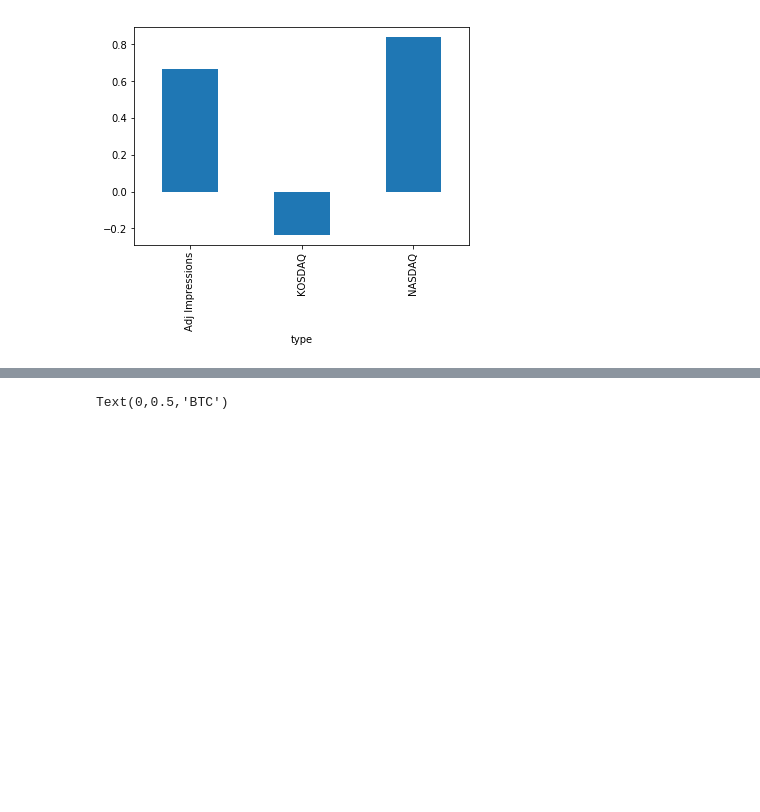
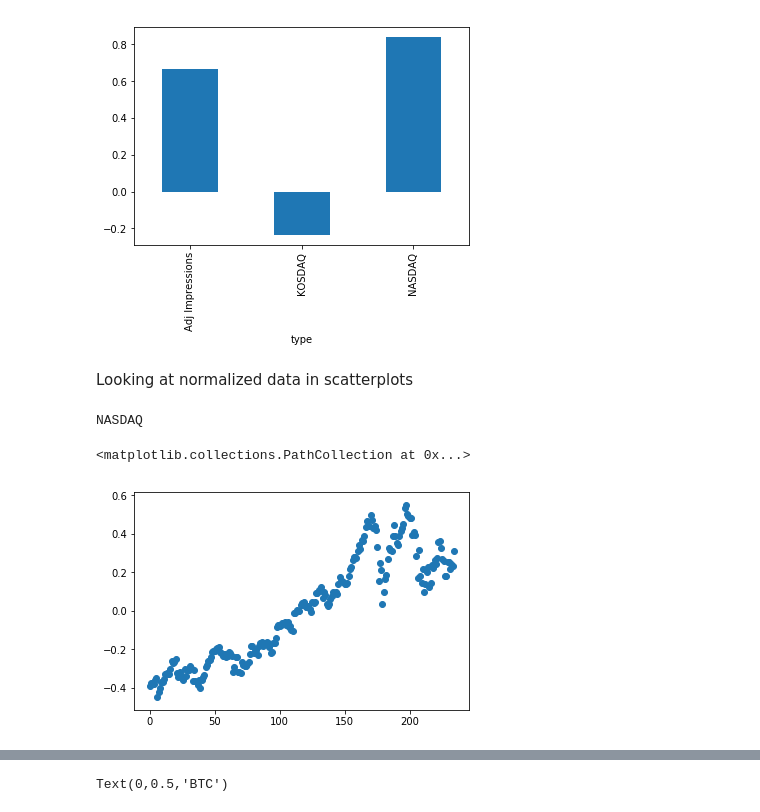
Before and after one commit to Columbia-Intro-Data-Science/python-introduction-MohiAhmed, a Jupyter notebook: Bitcoin Prediction Final Project.ipynb, the cells around one changed output, grey strips where cells are left out. Drawn from its saved outputs; the diff is of its cells as text; code cells hidden in the pictures; blank space fills up the shorter version.

```diff
--- a/Bitcoin Prediction Final Project.ipynb
+++ b/Bitcoin Prediction Final Project.ipynb
@@ -424,8 +430,8 @@ print("Normalized Mean squared error: %.2f"
 print('Normalized R^2: %.2f' % r2_score(ynorm_test, ynorm_pred))
 
 regrnorm.coef_
-df3_norm = pd.DataFrame({'type':['NASDAQ','KOSDAQ','Adj Impressions'], 'coef':regrnorm.coef_})
-df3_norm.groupby('type')['coef'].mean().plot(kind='bar')
+df4_norm = pd.DataFrame({'type':['NASDAQ','KOSDAQ','Adj Impressions'], 'coef':regrnorm.coef_})
+df4_norm.groupby('type')['coef'].mean().plot(kind='bar')
 #This now shows NASDAQ as the most important coefficient which is more
 #accurate because the coefficients were normalized to achieve this
 # %% [output]
@@ -439,3 +445,20 @@ Normalized Mean squared error: 0.02
 Normalized R^2: 0.69
 <matplotlib.axes._subplots.AxesSubplot at 0x...>
 [figure]
+# %% [markdown]
+Looking at normalized data in scatterplots
+# %%
+NASnorm=df3_norm['NASDAQ']
+KOSnorm=df3_norm['KOSDAQ']
+BTCnorm=df3_norm['BTC']
+IMPnorm=df3_norm['Adj Impressions']
+# %%
+#looking at normalized scatterplot of variables as is
+import matplotlib.pyplot as plt
+print('NASDAQ')
+a2=list(range(0,len(NASnorm)))
+plt.scatter(a,NASnorm)
+# %% [output]
+NASDAQ
+<matplotlib.collections.PathCollection at 0x...>
+[figure, added]
```
Also changed, not shown: parts of 20 cells of this notebook.
